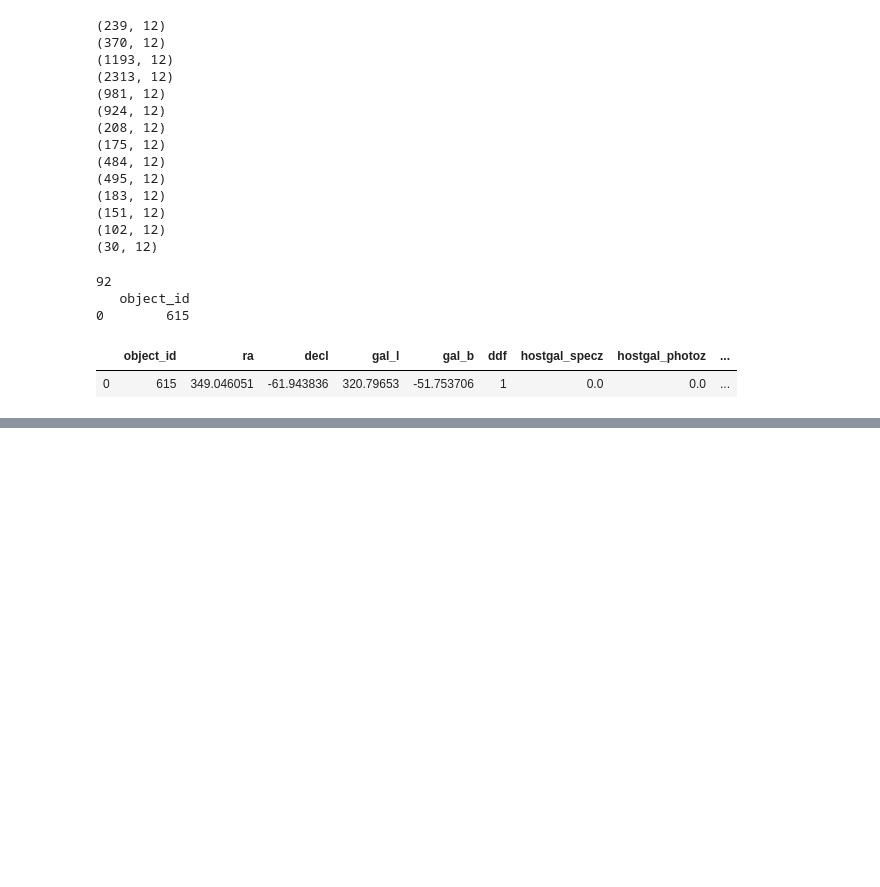
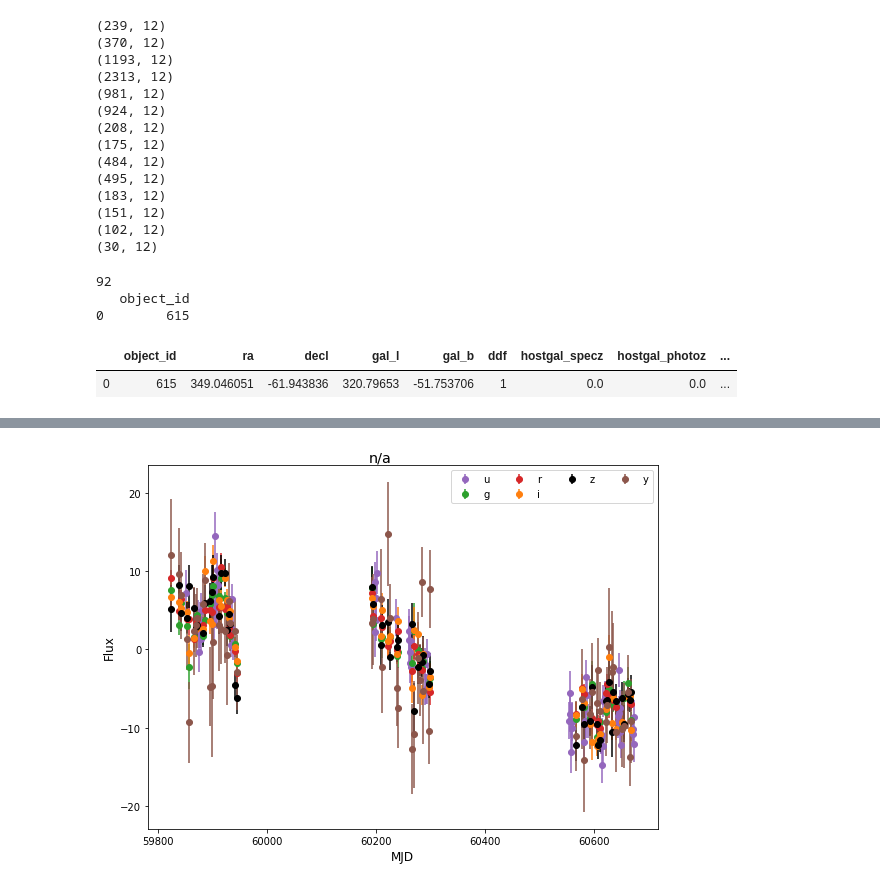
Before and after one commit to cwinsor/kaggle_plasticc, a Jupyter notebook: project/NB4_kaggle_plasticc_btrotta.ipynb, the cells around one changed output, grey strips where cells are left out. Saved outputs shown, nothing was run; the diff lists cells and outputs as text; code cells hidden in the pictures; blank space fills up the shorter version.

```diff
--- a/project/NB4_kaggle_plasticc_btrotta.ipynb
+++ b/project/NB4_kaggle_plasticc_btrotta.ipynb
@@ -826,0 +963,7 @@ print_it(92)
+# %%
+criteria = train["object_id"] == 713
+result = train[criteria]
+myLightCurve =  MyLightCurve(result)
+myLightCurve.plot_multicolor_lc()
+# %% [output]
+[figure, added]
```
Also changed, not shown: parts of 24 cells of this notebook.
